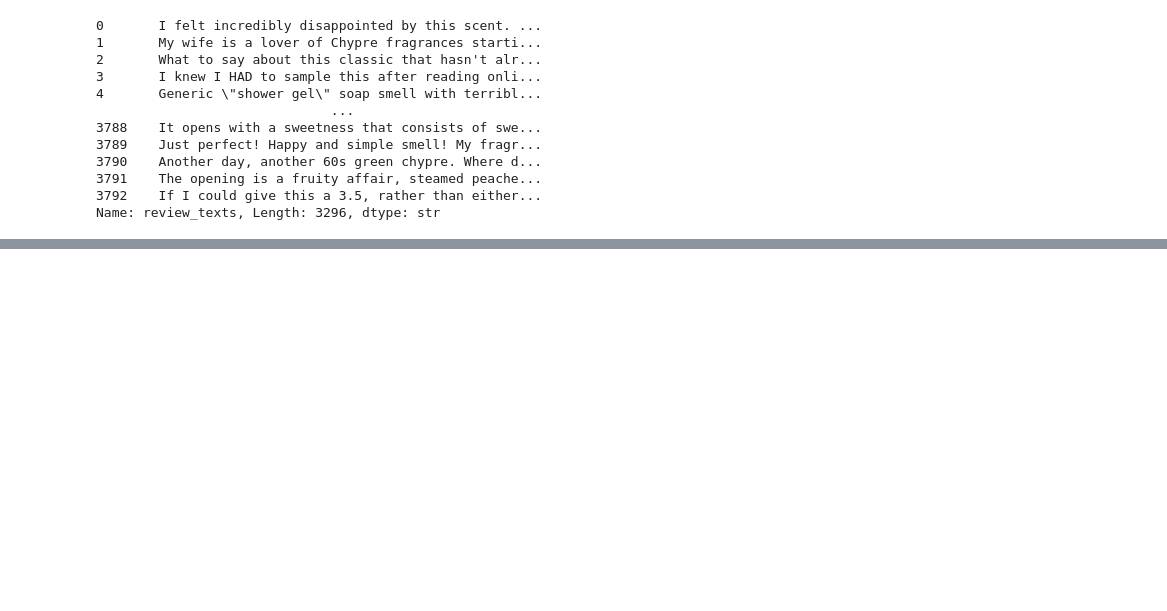
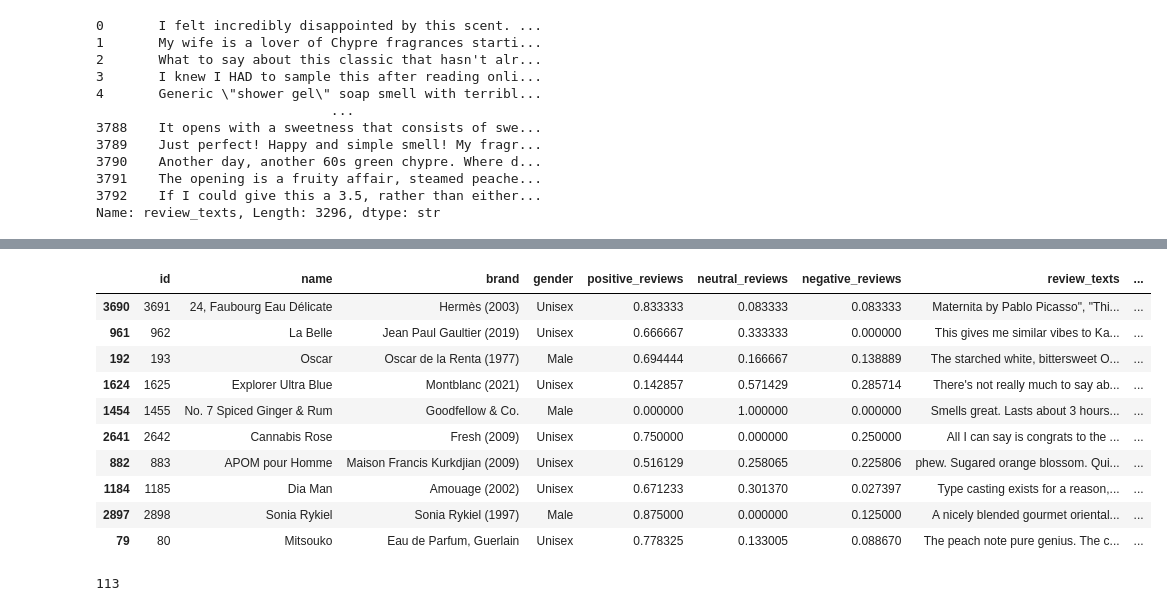
Before and after one commit to gauravkumarML/cologne-recommender, a Jupyter notebook: src/EDA_cologne.ipynb, the cells around one changed output, grey strips where cells are left out. Saved outputs shown, nothing was run; the diff lists cells and outputs as text; code cells hidden in the pictures; blank space fills up the shorter version.

```diff
--- a/src/EDA_cologne.ipynb
+++ b/src/EDA_cologne.ipynb
@@ -256,0 +264,3 @@ Name: review_texts, Length: 3296, dtype: str
+# %%
+unique_notes = df['fragrance_notes'].str.split(',').explode().str.strip().str.lower().unique().tolist()
+print(unique_notes)
@@ -256,0 +346,19 @@ Name: review_texts, Length: 3296, dtype: str
+# %%
+df.sample(10)
+# %% [output]
+|  | id | name | brand | gender | positive_reviews | neutral_reviews | negative_reviews | review_texts | ... |
+| 3690 | 3691 | 24, Faubourg Eau Délicate | Hermès (2003) | Unisex | 0.833333 | 0.083333 | 0.083333 | Maternita by Pablo Picasso", "Thi... | ... |
+| 961 | 962 | La Belle | Jean Paul Gaultier (2019) | Unisex | 0.666667 | 0.333333 | 0.000000 | This gives me similar vibes to Ka... | ... |
+| 192 | 193 | Oscar | Oscar de la Renta (1977) | Male | 0.694444 | 0.166667 | 0.138889 | The starched white, bittersweet O... | ... |
+| 1624 | 1625 | Explorer Ultra Blue | Montblanc (2021) | Unisex | 0.142857 | 0.571429 | 0.285714 | There's not really much to say ab... | ... |
+| 1454 | 1455 | No. 7 Spiced Ginger & Rum | Goodfellow & Co. | Male | 0.000000 | 1.000000 | 0.000000 | Smells great. Lasts about 3 hours... | ... |
+| 2641 | 2642 | Cannabis Rose | Fresh (2009) | Unisex | 0.750000 | 0.000000 | 0.250000 | All I can say is congrats to the ... | ... |
+| 882 | 883 | APOM pour Homme | Maison Francis Kurkdjian (2009) | Unisex | 0.516129 | 0.258065 | 0.225806 | phew. Sugared orange blossom. Qui... | ... |
+| 1184 | 1185 | Dia Man | Amouage (2002) | Unisex | 0.671233 | 0.301370 | 0.027397 | Type casting exists for a reason,... | ... |
+| 2897 | 2898 | Sonia Rykiel | Sonia Rykiel (1997) | Male | 0.875000 | 0.000000 | 0.125000 | A nicely blended gourmet oriental... | ... |
+| 79 | 80 | Mitsouko | Eau de Parfum, Guerlain | Unisex | 0.778325 | 0.133005 | 0.088670 | The peach note pure genius. The c... | ... |
+# %%
+unique_notes_count = df['cleaned_notes'].str.split(',').explode().str.strip().nunique()
+print(unique_notes_count)
+# %% [output]
+113
```
Also changed, not shown: parts of 8 cells of this notebook, 19 other files.
